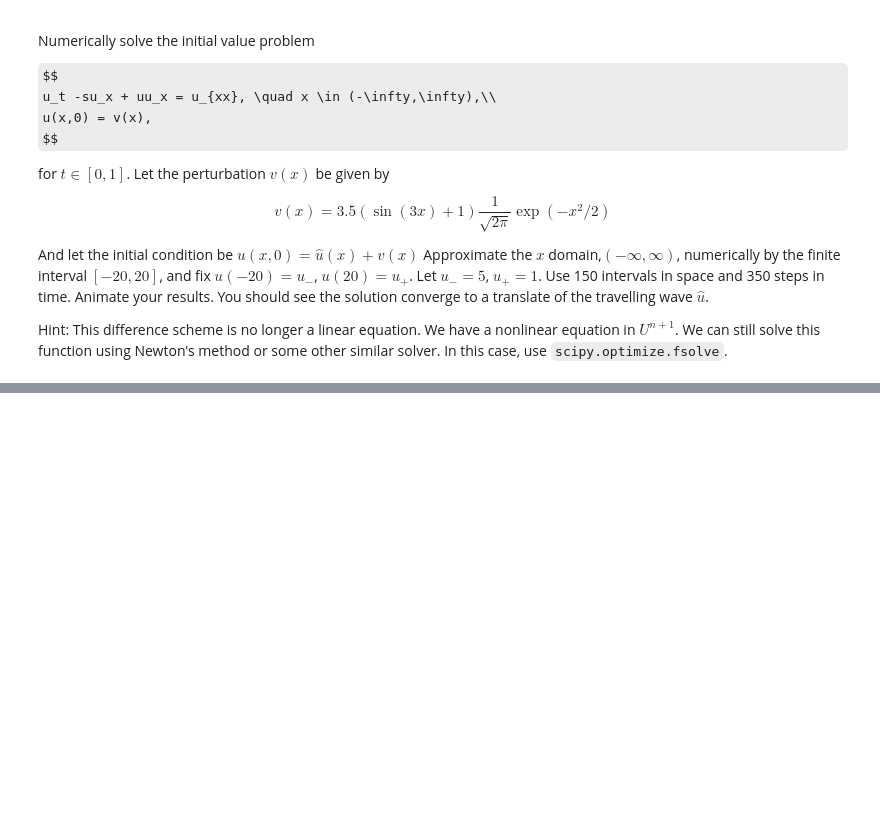
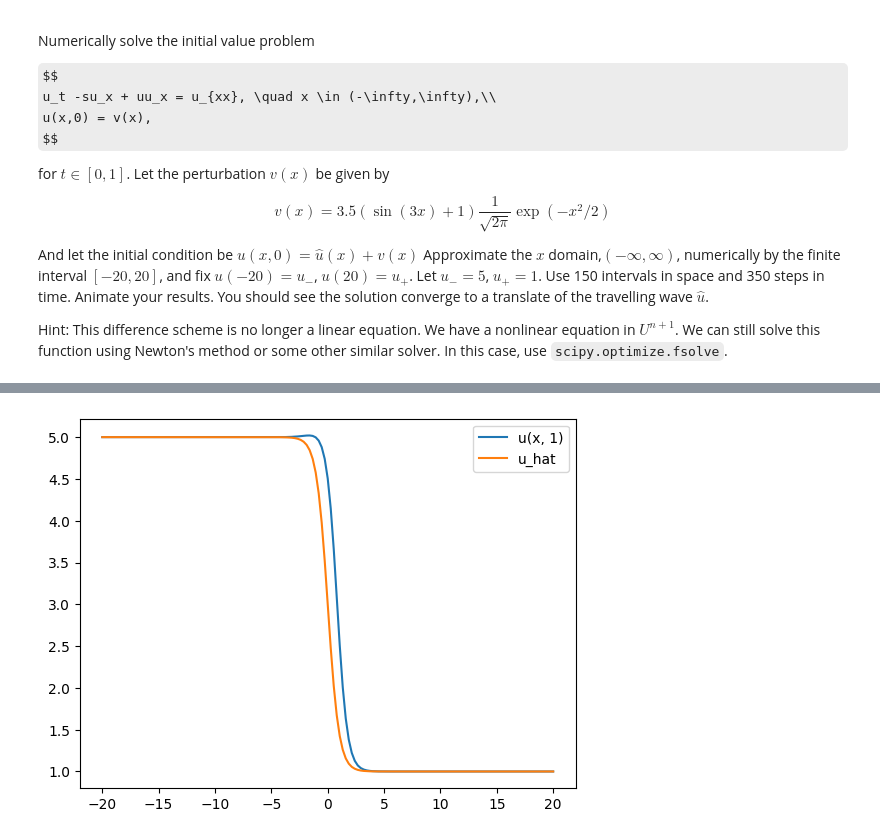
Before and after one commit to sophieggee/model-control, a Jupyter notebook: WaveEquation/waveequation.ipynb, the cells around one changed output, grey strips where cells are left out. Saved outputs shown, nothing was run; the diff lists cells and outputs as text; code cells hidden in the pictures; some formulas as TeX source; blank space fills up the shorter version.

```diff
--- a/WaveEquation/waveequation.ipynb
+++ b/WaveEquation/waveequation.ipynb
@@ -361,0 +354,8 @@ x = np.linspace(0, L, N)
+# %%
+from scipy.optimize import fsolve
+# Define the nonlinear implicit Crank-Nicholson equation
+def fcn(u1, u0, s, k1, k2):
+    col = u1.shape[-1]
+    res = [u1[i] - u0[i] - k1*((s-u1[i])*(u1[i+1]-u1[i-1])+(s-u0[i])*(u0[i+1]-u0[i-1])) - k2*((u1[i+1] -2*u1[i] + u1[i-1]) + (u0[i+1] -2*u0[i] + u0[i-1])) for i in range(1, col-1)]
+    res = [u1[0] - u0[0]] + res + [u1[-1] - u0[-1]]
+    return res
@@ -361,0 +405,8 @@ x = np.linspace(0, L, N)
+# %%
+fig = plt.figure()
+plt.plot(x, u[-1], label = "u(x, 1)")
+plt.plot(x, u_hat(x), label = "u_hat")
+plt.legend()
+plt.show()
+# %% [output]
+[figure, added]
```
Also changed, not shown: parts of 4 cells of this notebook, 1 other file.
